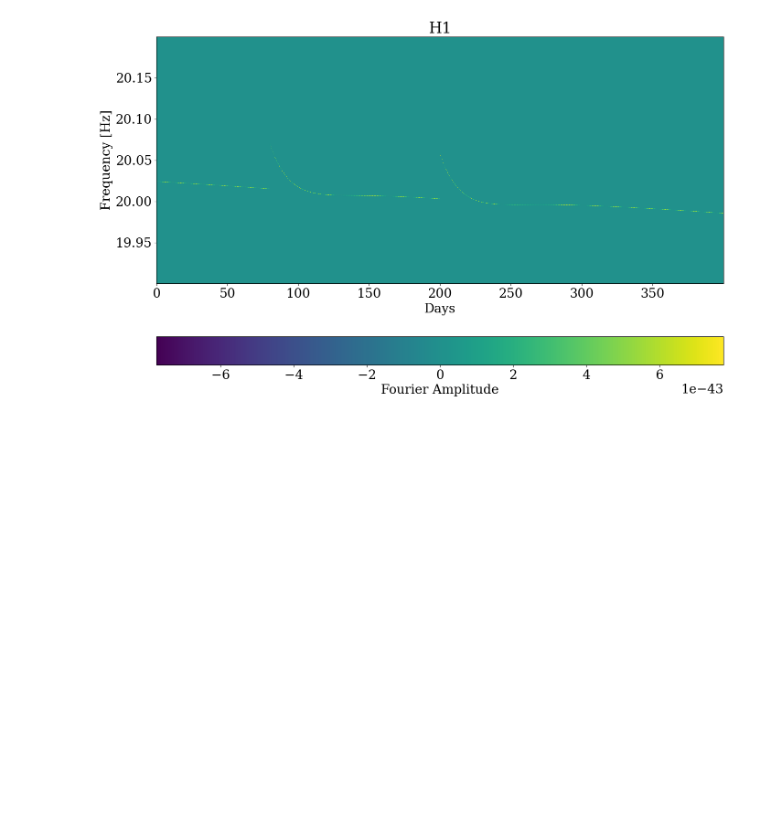
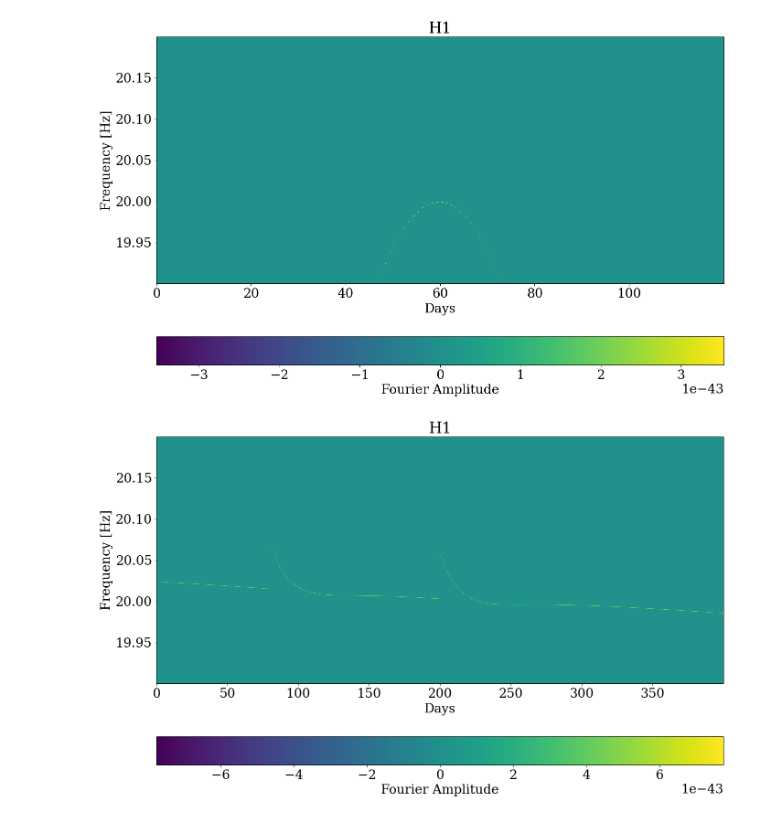
Before and after one commit to damondmc/simGlitch, a Jupyter notebook: new.ipynb, the cells around one changed output. Saved outputs shown, nothing was run; the diff lists cells and outputs as text; code cells hidden in the pictures; blank space fills up the shorter version.

```diff
--- a/new.ipynb
+++ b/new.ipynb
@@ -78,11 +78,11 @@ import lal
 # %%
 
 ts = 1368970000
-Tday = 400
+Tday = 120
 timestamps, fourier_data = [], []
 for i in tqdm(range(48*Tday)):
     tstart = ts + i * 1800
-    frequency, _timestamps, _fourier_data = get_sft_as_arrays('sfts/H-1_H1_1800SFT_simCW-{}-1800.sft'.format(tstart))
+    frequency, _timestamps, _fourier_data = get_sft_as_arrays('sft2/simCW0/H-1_H1_1800SFT_simCW0-{}-1800.sft'.format(tstart))
     timestamps.append(_timestamps['H1'])
     fourier_data.append(_fourier_data['H1'])
 # %% [output]
@@ -211,6 +182,15 @@ for i in tqdm(range(48*Tday)):
 timestamps = np.concatenate(timestamps)
 # %%
 fourier_data = np.concatenate(fourier_data,axis=1)
+# %%
+idx = np.where((frequency<20.2)*(frequency>19.9))[0]
+data1 = fourier_data.real ** 2 + fourier_data.imag ** 2
+
+fig, ax = plot_spectrograms(
+    timestamps, frequency[idx], data1[idx],
+);
+# %% [output]
+[figure, added]
 # %%
 idx = np.where((frequency<20.2)*(frequency>19.9))[0]
 data1 = fourier_data.real ** 2 + fourier_data.imag ** 2
```
Also changed, not shown: parts of 2 cells of this notebook, 3 other files.
